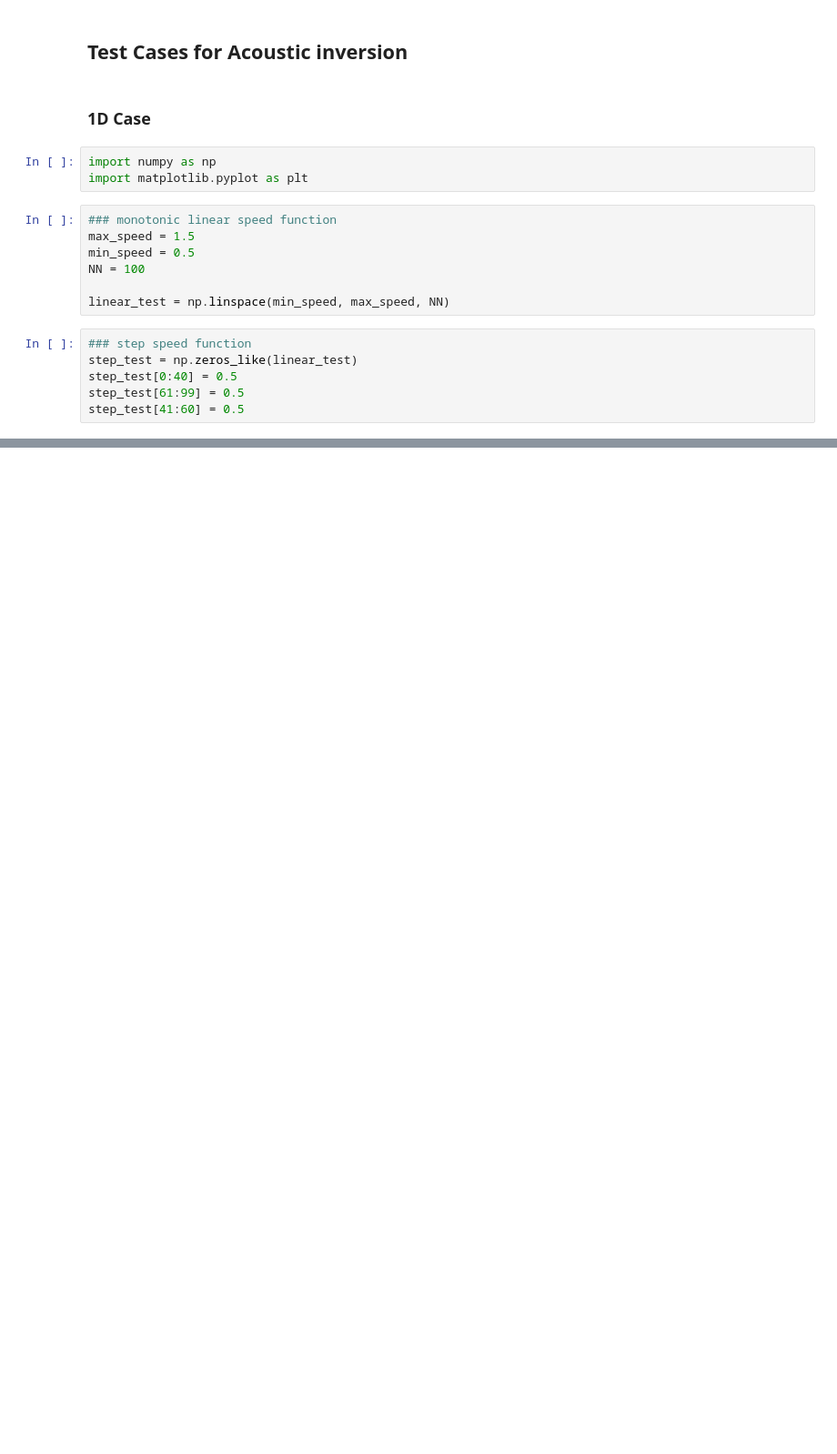
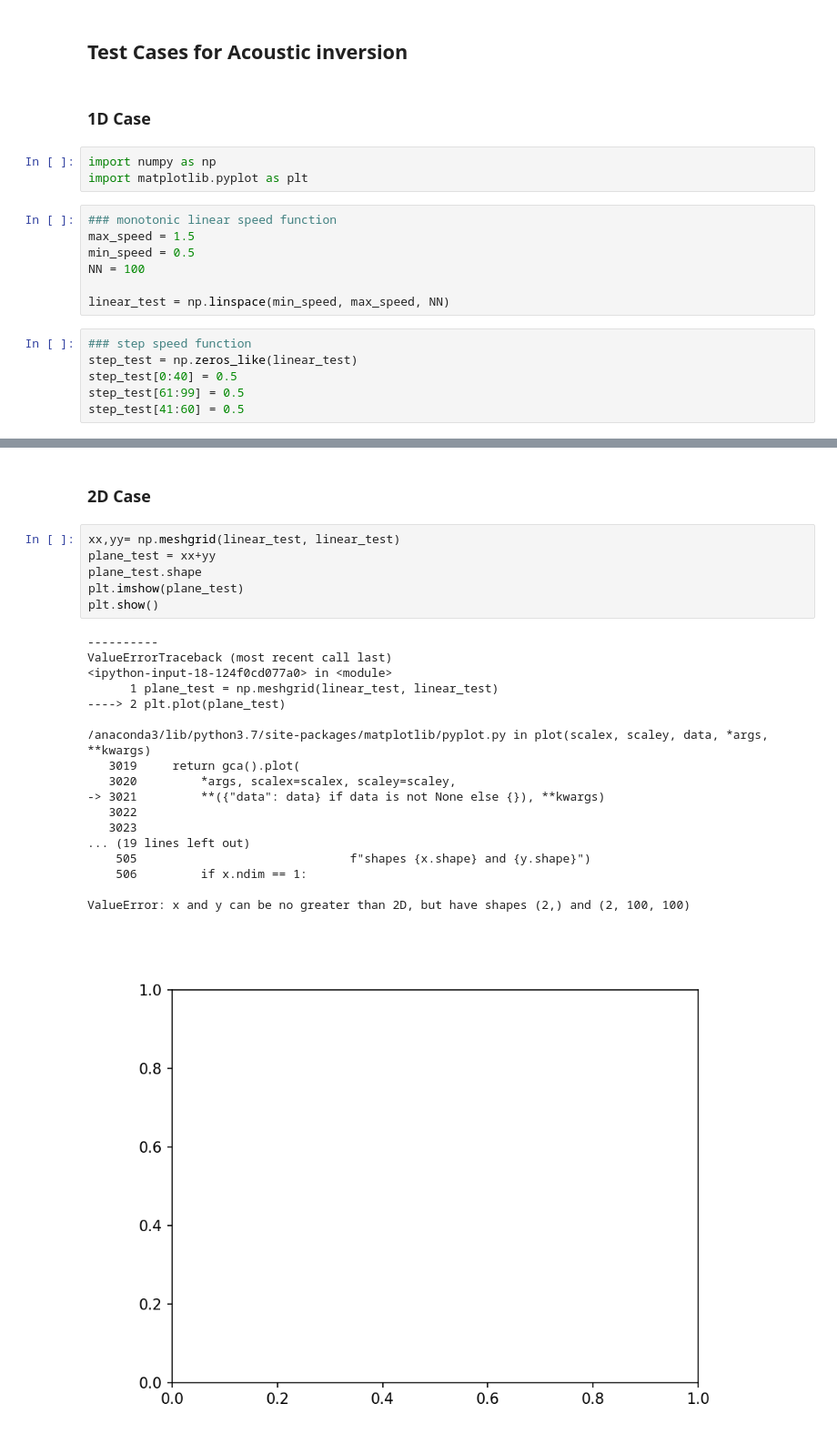
Before and after one commit to BlueGrisGris/am216, a Jupyter notebook: test_cases.ipynb, the cells around one changed output, grey strips where cells are left out. Shown at 91% size. Drawn from its saved outputs; the diff is of its cells as text; blank space fills up the shorter version.

Commit message:
2d test cases, sin and linear

```diff
--- a/test_cases.ipynb
+++ b/test_cases.ipynb
@@ -34,0 +43,27 @@ plt.show()
+# %% [markdown]
+### 2D Case
+# %%
+xx,yy= np.meshgrid(linear_test, linear_test)
+plane_test = xx+yy
+plane_test.shape
+plt.imshow(plane_test)
+plt.show()
+# %% [output]
+----------
+ValueErrorTraceback (most recent call last)
+<ipython-input-18-124f0cd077a0> in <module>
+      1 plane_test = np.meshgrid(linear_test, linear_test)
+----> 2 plt.plot(plane_test)
+
+/anaconda3/lib/python3.7/site-packages/matplotlib/pyplot.py in plot(scalex, scaley, data, *args, **kwargs)
+   3019     return gca().plot(
+   3020         *args, scalex=scalex, scaley=scaley,
+-> 3021         **({"data": data} if data is not None else {}), **kwargs)
+   3022
+   3023
+... (19 lines left out)
+    505                              f"shapes {x.shape} and {y.shape}")
+    506         if x.ndim == 1:
+
+ValueError: x and y can be no greater than 2D, but have shapes (2,) and (2, 100, 100)
+[figure, added]
```
Also changed, not shown: parts of 3 cells of this notebook, 2 other files.
